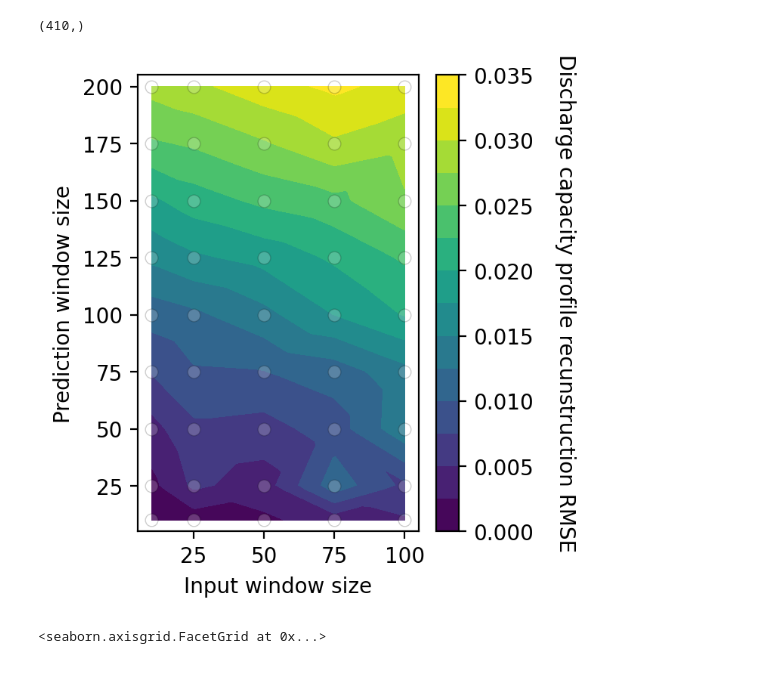
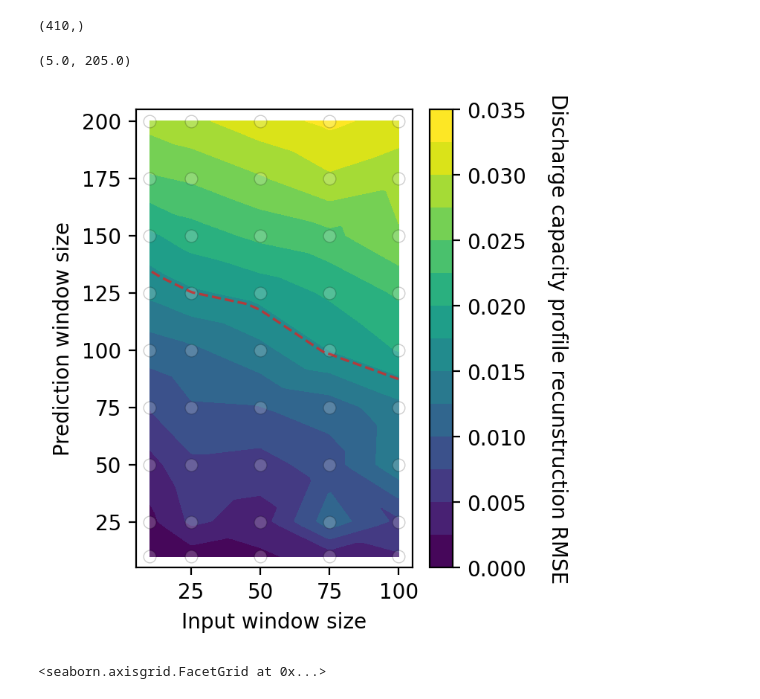
Before and after one commit to TRI-AMDD/bye-cycle, a Jupyter notebook: examples/DNN_model_cut_off.ipynb, the cells around one changed output. Drawn from its saved outputs; the diff is of its cells as text; code cells hidden in the pictures.

```diff
--- a/examples/DNN_model_cut_off.ipynb
+++ b/examples/DNN_model_cut_off.ipynb
@@ -601,6 +566,9 @@ for m in input_window_sizes:
 df = pd.json_normalize(all_RMSE)
 # %%
 import pandas as pd
+import numpy as np
+# from matplotlib import _cntr as cntr
+
 input_window_sizes = [10,25,50,75, 100]
 output_window_sizes = [10,25,50,75, 100, 125, 150, 175, 200]
 
@@ -624,37 +592,43 @@ import scipy.stats as sps
 xmin = 10
 xmax = 100
 ymin = 10
 ymax = 200
 X, Y = np.mgrid[xmin:xmax:100j, ymin:ymax:100j]
 fig, ax = plt.subplots(figsize=(3,4),dpi=200)
 
 from scipy.interpolate import griddata
 npts = 15
 px, py = np.random.choice(naive_df['Input Window Size'], npts), np.random.choice(naive_df['Output Window Size'], npts)
-Ti = griddata((naive_df['Input Window Size'], naive_df['Output Window Size']),naive_df['RMSE dc test cells'], (X, Y), method='linear')
-im = ax.contourf(X, Y, Ti, levels=npts, vmin=vmin, vmax=vmax)
+Ti_naive = griddata((naive_df['Input Window Size'], naive_df['Output Window Size']),naive_df['RMSE dc test cells'], (X, Y), method='linear')
+im = ax.contourf(X, Y, Ti_naive, levels=npts, vmin=vmin, vmax=vmax)
+
+
+CS = ax.contour(X, Y,Ti_naive, [max_error_DNN],linewidths=[1.2], linestyles=['--'], colors=['C3'], alpha=0.8)
+# ax.clabel(CS, inline=False, fontsize=5, fmt= '%0.3f', inline_spacing =50)
+# plt.clabel(CS, inline=1, fontsize=10)
 
 sns.scatterplot(
     data=naive_df,
     x=naive_df['Input Window Size'], y=naive_df['Output Window Size'],
 #     size=df['RMSE dc test cells']
     ax=ax,
     color='white',
     edgecolor='k',
     alpha=alpha
 )
 
 cbar = fig.colorbar(im, orientation='vertical')
 # cbar.set_label('RMSE', rotation=0, y=1.02, x=-1)
 cbar.set_label('Discharge capacity profile recunstruction RMSE', rotation=270, labelpad=20)
 
 ax.set_xlabel('Input window size')
 ax.set_ylabel('Prediction window size')
 ax.set_xlim([xmin-5, xmax+5])
 ax.set_ylim([ymin-5, ymax+5])
-# plt.savefig(f'../paper/CACHED_DATA/naive_model/LFP/cut_off_0.02/img/naive_model_RMSE_cut_off_0.02.svg', dpi=400, transparent=False, bbox_inches='tight')
+# plt.savefig(f'../paper/CACHED_DATA/naive_model/LFP/cut_off_0.02/img/naive_model_RMSE_cut_off_0.02_A.svg', dpi=400, transparent=False, bbox_inches='tight')
 # %% [output]
+(5.0, 205.0)
-[figure, old version]
+[figure, new version]
 # %%
 import seaborn as sns
 plt.figure(dpi=200)
```
Also changed, not shown: parts of 10 cells of this notebook.
